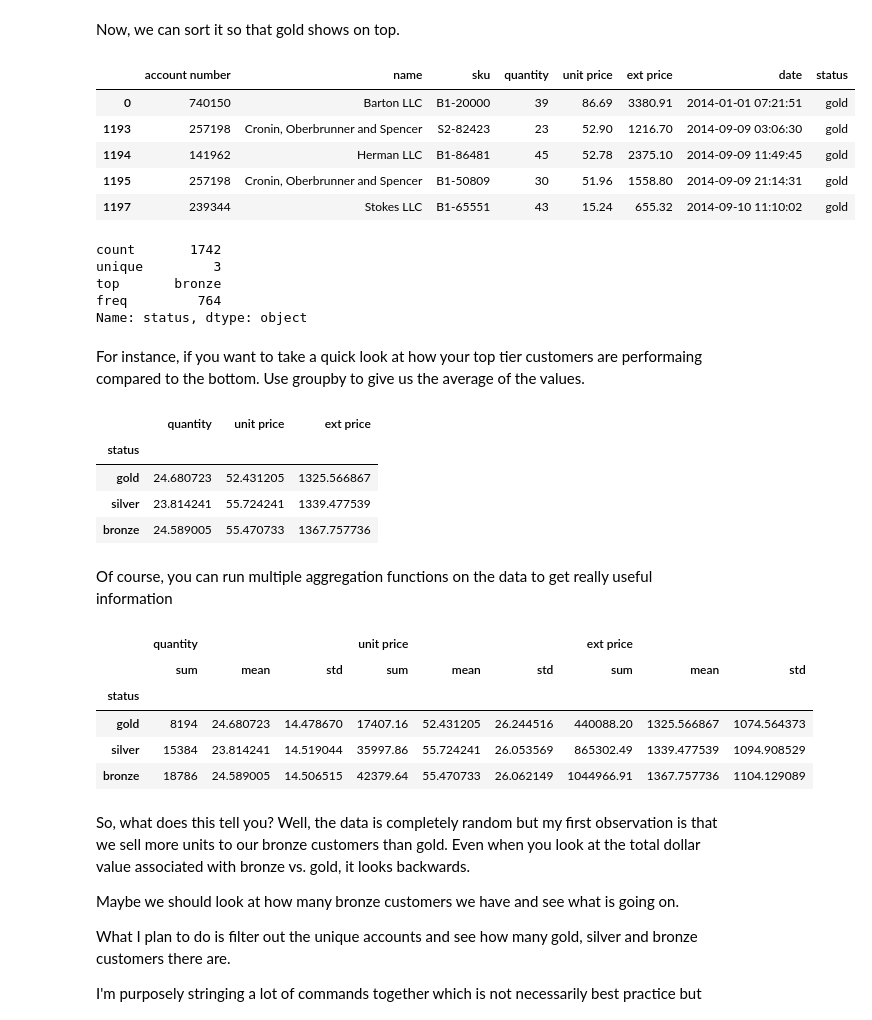
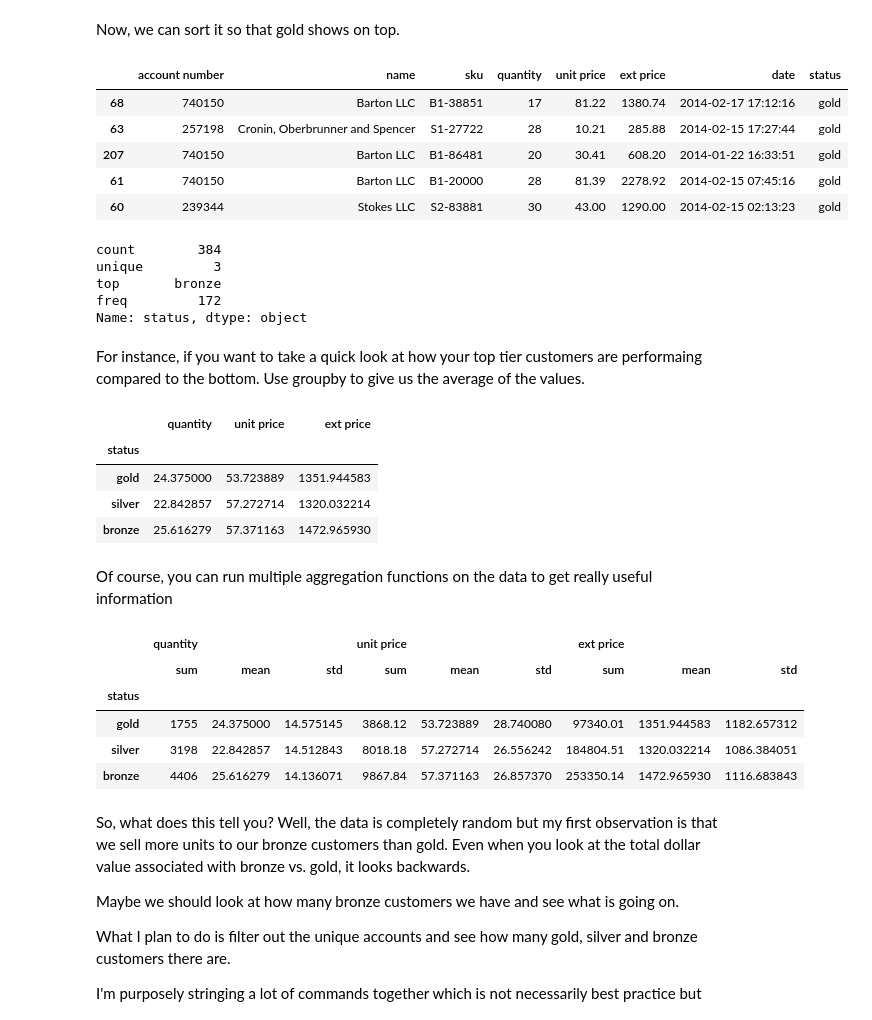
Before and after one commit to chris1610/pbpython, a Jupyter notebook: notebooks/Combining-Multiple-Excel-File-with-Pandas.ipynb, the cells around one changed output. Cells and saved outputs as stored; diff of their text form; code cells hidden in the pictures.

```diff
--- a/notebooks/Combining-Multiple-Excel-File-with-Pandas.ipynb
+++ b/notebooks/Combining-Multiple-Excel-File-with-Pandas.ipynb
@@ -46,7 +50,7 @@ Panda's concat and append can do this for us. I'm going to use append in this ex
 The code snippet below will initialize a blank DataFrame then append all of the individual files into the all_data DataFrame.
 # %%
 all_data = pd.DataFrame()
-for f in glob.glob("../data/sales-*.xlsx"):
+for f in glob.glob("../data/sales-*-2014.xlsx"):
     df = pd.read_excel(f)
     all_data = all_data.append(df,ignore_index=True)
 # %% [markdown]
@@ -199,6 +203,6 @@ dtype: object
 # %% [markdown]
 Categories get more interesting when you assign order to the categories. Right now, if we call sort on the column, it will sort alphabetically.
 # %%
-all_data_st.sort(columns=["status"]).head()
+all_data_st.sort_values(by=["status"]).head()
 # %% [output]
 |  | account number | name | sku | quantity | unit price | ext price | date | status |
@@ -214,21 +218,21 @@ We use set_categories to tell it the order we want to use for this category obje
 # %% [markdown]
 Now, we can sort it so that gold shows on top.
 # %%
-all_data_st.sort(columns=["status"]).head()
+all_data_st.sort_values(by=["status"]).head()
 # %% [output]
 |  | account number | name | sku | quantity | unit price | ext price | date | status |
-| 0 | 740150 | Barton LLC | B1-20000 | 39 | 86.69 | 3380.91 | 2014-01-01 07:21:51 | gold |
-| 1193 | 257198 | Cronin, Oberbrunner and Spencer | S2-82423 | 23 | 52.90 | 1216.70 | 2014-09-09 03:06:30 | gold |
-| 1194 | 141962 | Herman LLC | B1-86481 | 45 | 52.78 | 2375.10 | 2014-09-09 11:49:45 | gold |
-| 1195 | 257198 | Cronin, Oberbrunner and Spencer | B1-50809 | 30 | 51.96 | 1558.80 | 2014-09-09 21:14:31 | gold |
-| 1197 | 239344 | Stokes LLC | B1-65551 | 43 | 15.24 | 655.32 | 2014-09-10 11:10:02 | gold |
+| 68 | 740150 | Barton LLC | B1-38851 | 17 | 81.22 | 1380.74 | 2014-02-17 17:12:16 | gold |
+| 63 | 257198 | Cronin, Oberbrunner and Spencer | S1-27722 | 28 | 10.21 | 285.88 | 2014-02-15 17:27:44 | gold |
+| 207 | 740150 | Barton LLC | B1-86481 | 20 | 30.41 | 608.20 | 2014-01-22 16:33:51 | gold |
+| 61 | 740150 | Barton LLC | B1-20000 | 28 | 81.39 | 2278.92 | 2014-02-15 07:45:16 | gold |
+| 60 | 239344 | Stokes LLC | S2-83881 | 30 | 43.00 | 1290.00 | 2014-02-15 02:13:23 | gold |
 # %%
 all_data_st["status"].describe()
 # %% [output]
-count       1742
+count        384
 unique         3
 top       bronze
-freq         764
+freq         172
 Name: status, dtype: object
 # %% [markdown]
 For instance, if you want to take a quick look at how your top tier customers are performaing compared to the bottom. Use groupby to give us the average of the values.
@@ -237,9 +241,9 @@ all_data_st.groupby(["status"])["quantity","unit price","ext price"].mean()
 # %% [output]
 |  | quantity | unit price | ext price |
 | status |  |  |  |
-| gold | 24.680723 | 52.431205 | 1325.566867 |
-| silver | 23.814241 | 55.724241 | 1339.477539 |
-| bronze | 24.589005 | 55.470733 | 1367.757736 |
+| gold | 24.375000 | 53.723889 | 1351.944583 |
+| silver | 22.842857 | 57.272714 | 1320.032214 |
+| bronze | 25.616279 | 57.371163 | 1472.965930 |
 # %% [markdown]
 Of course, you can run multiple aggregation functions on the data to get really useful information
 # %%
@@ -248,9 +252,9 @@ all_data_st.groupby(["status"])["quantity","unit price","ext price"].agg([np.sum
 |  | quantity |  |  | unit price |  |  | ext price |  |  |
 |  | sum | mean | std | sum | mean | std | sum | mean | std |
 | status |  |  |  |  |  |  |  |  |  |
-| gold | 8194 | 24.680723 | 14.478670 | 17407.16 | 52.431205 | 26.244516 | 440088.20 | 1325.566867 | 1074.564373 |
-| silver | 15384 | 23.814241 | 14.519044 | 35997.86 | 55.724241 | 26.053569 | 865302.49 | 1339.477539 | 1094.908529 |
-| bronze | 18786 | 24.589005 | 14.506515 | 42379.64 | 55.470733 | 26.062149 | 1044966.91 | 1367.757736 | 1104.129089 |
+| gold | 1755 | 24.375000 | 14.575145 | 3868.12 | 53.723889 | 28.740080 | 97340.01 | 1351.944583 | 1182.657312 |
+| silver | 3198 | 22.842857 | 14.512843 | 8018.18 | 57.272714 | 26.556242 | 184804.51 | 1320.032214 | 1086.384051 |
+| bronze | 4406 | 25.616279 | 14.136071 | 9867.84 | 57.371163 | 26.857370 | 253350.14 | 1472.965930 | 1116.683843 |
 # %% [markdown]
 So, what does this tell you? Well, the data is completely random but my first observation is that we sell more units to our bronze customers than gold. Even when you look at the total dollar value associated with bronze vs. gold, it looks backwards.
 
```
Also changed, not shown: parts of 13 cells of this notebook.
